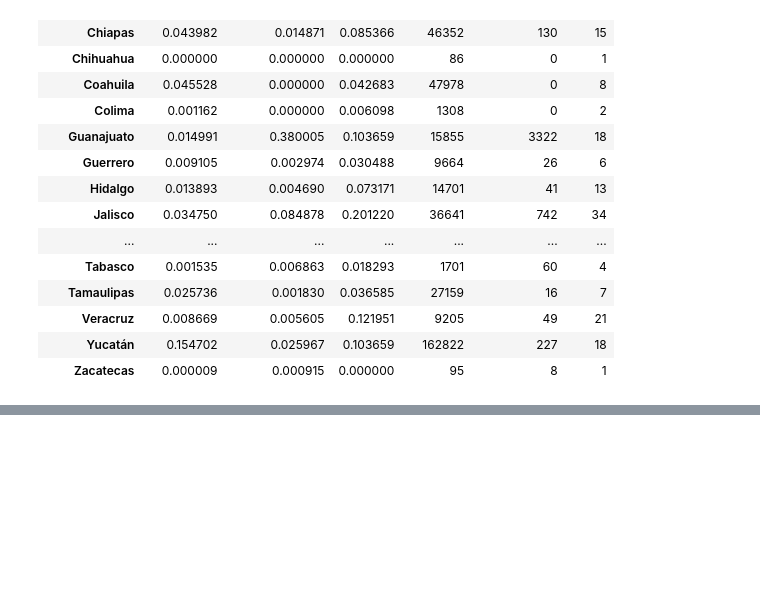
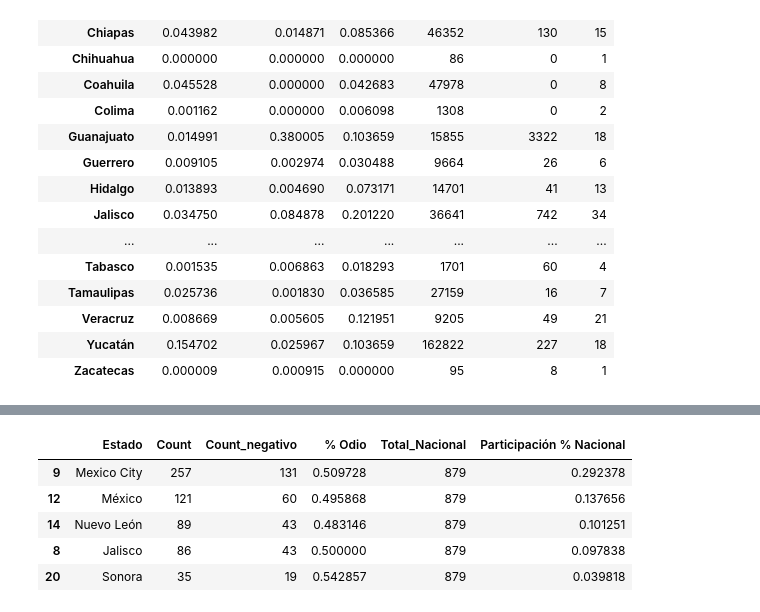
Before and after one commit to jordinola1470/BX-Codes, a Jupyter notebook: Racismo/Procesamiento_base_racismo_mx.ipynb, the cells around one changed output, grey strips where cells are left out. Drawn from its saved outputs; the diff is of its cells as text; code cells hidden in the pictures; blank space fills up the shorter version.

```diff
--- a/Racismo/Procesamiento_base_racismo_mx.ipynb
+++ b/Racismo/Procesamiento_base_racismo_mx.ipynb
@@ -218,0 +251,10 @@ fulled_df.to_csv("Base_estados_mexicanos_completa.csv")
+# %%
+base_graficas = base_graficas[0:5]
+base_graficas
+# %% [output]
+|  | Estado | Count | Count_negativo | % Odio | Total_Nacional | Participación % Nacional |
+| 9 | Mexico City | 257 | 131 | 0.509728 | 879 | 0.292378 |
+| 12 | México | 121 | 60 | 0.495868 | 879 | 0.137656 |
+| 14 | Nuevo León | 89 | 43 | 0.483146 | 879 | 0.101251 |
+| 8 | Jalisco | 86 | 43 | 0.500000 | 879 | 0.097838 |
+| 20 | Sonora | 35 | 19 | 0.542857 | 879 | 0.039818 |
```
Also changed, not shown: parts of 6 cells of this notebook, 5 other files.
